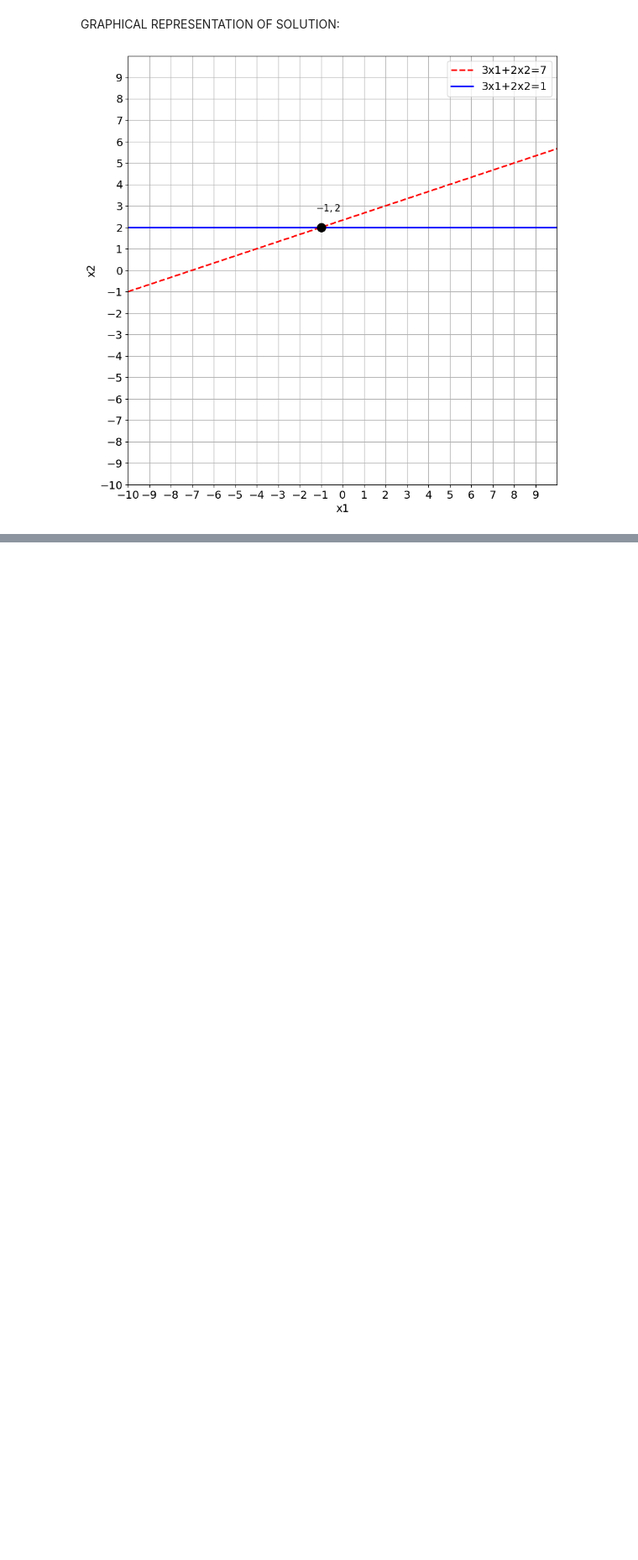
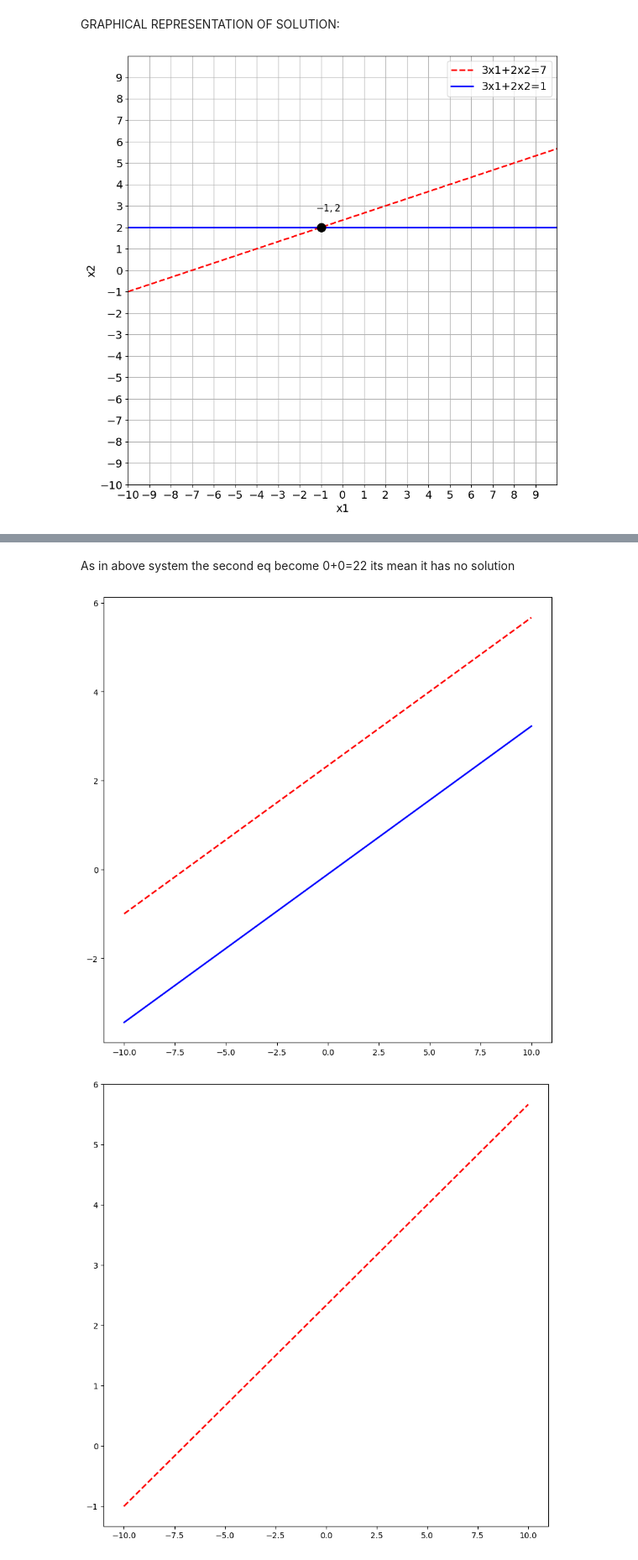
Before and after one commit to UsamaAliK/Numpy, a Jupyter notebook: NUMPY.ipynb, the cells around one changed output, grey strips where cells are left out. Shown at 84% size. Saved outputs shown, nothing was run; the diff lists cells and outputs as text; code cells hidden in the pictures; blank space fills up the shorter version.

```diff
--- a/NUMPY.ipynb
+++ b/NUMPY.ipynb
@@ -556,0 +497,7 @@ Axes(0.125,0.11;0.775x0.77)
+# %%
+A2=np.array([[-1,3,7],
+             [3,-9,1]])
+A3=A2[:,0:-1]
+b2=A2[:,-1::].flatten()
+d3=np.linalg.det(A3)
+print(f"Determinant of A3={d3}")
@@ -556,0 +514,5 @@ Axes(0.125,0.11;0.775x0.77)
+# %%
+# lets try to apply elemination method
+A2_res=A2.copy()
+A2_res[1]=3*A2_res[0]+A2_res[1]
+print(f"Matrix A2_res={A2_res}")
@@ -556,0 +522,8 @@ Axes(0.125,0.11;0.775x0.77)
+# %% [markdown]
+As in above system the second eq become 0+0=22 its mean it has no solution
+# %%
+plot_lines(A2)
+plot_lines(A2_res)
+# %% [output]
+[figure, added]
+[figure, added]
```
Also changed, not shown: parts of 16 cells of this notebook.
